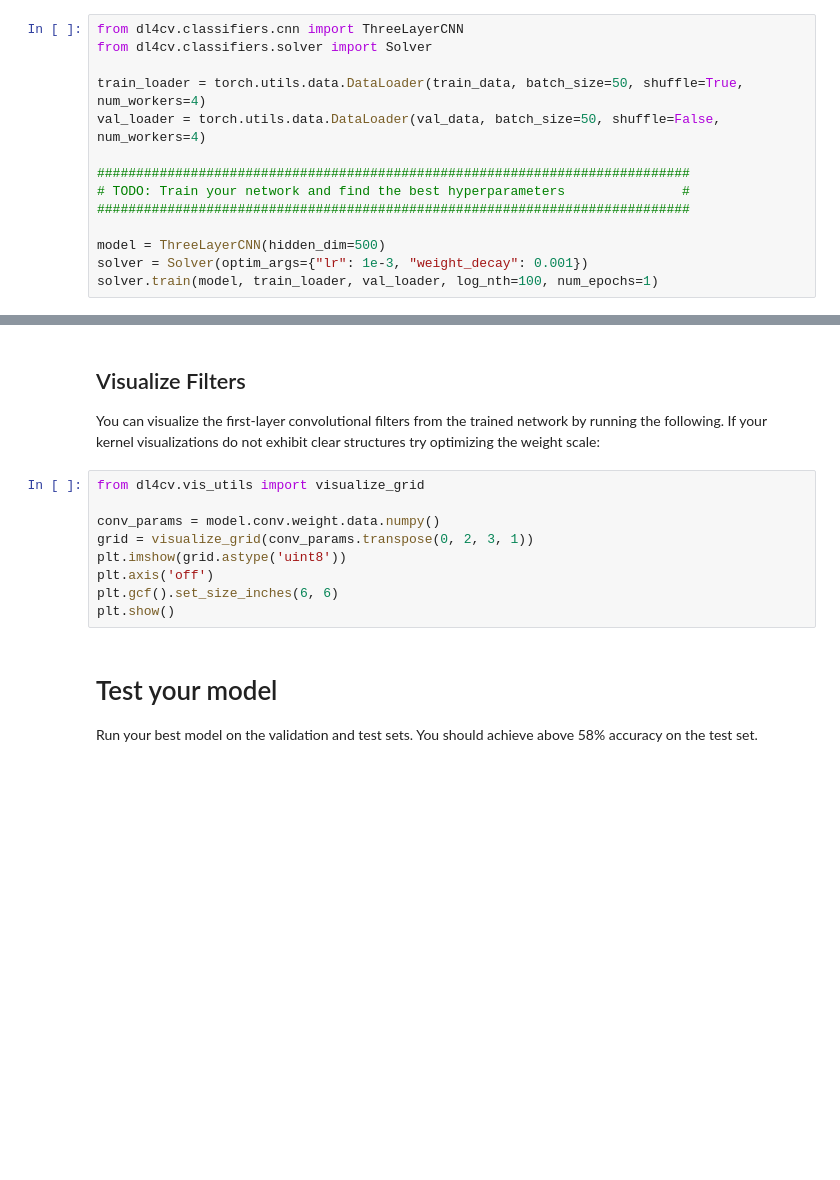
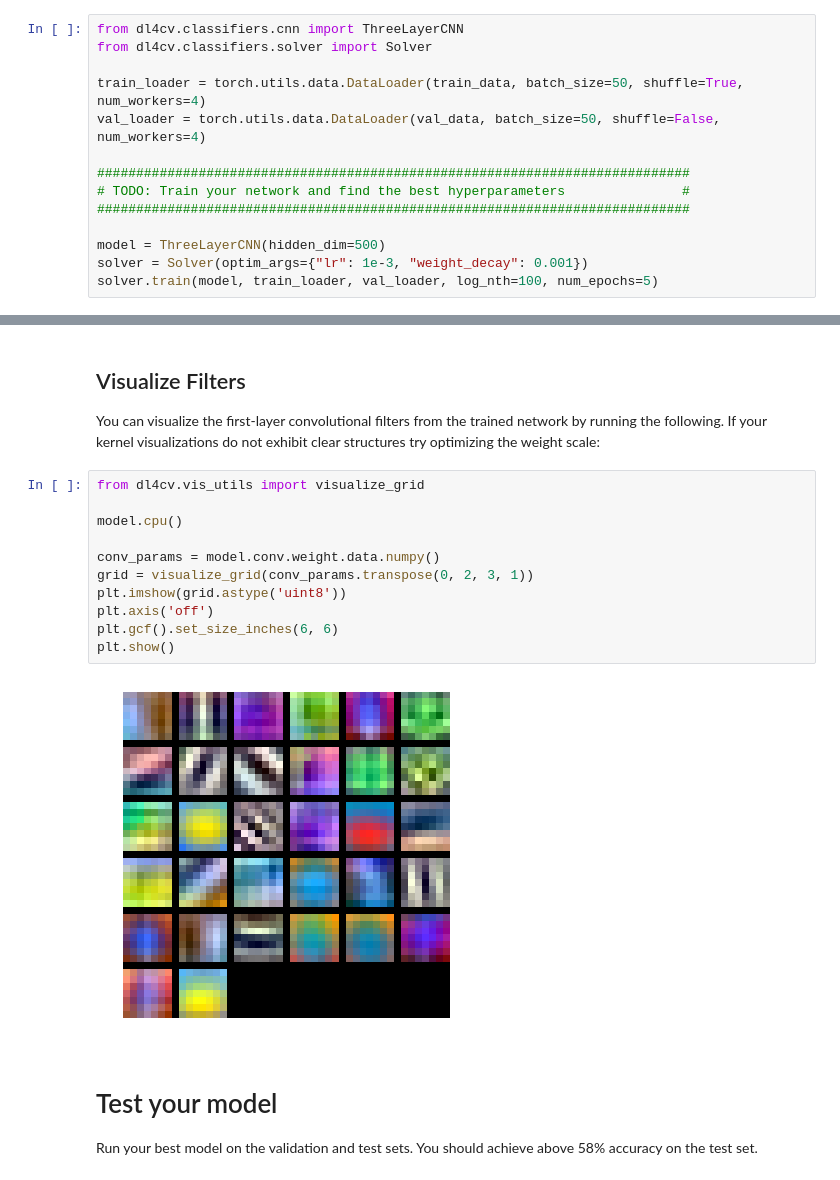
Before and after one commit to sytrus-in-github/dl4cvEx, a Jupyter notebook: DL4CV_Exercise3/2_pytorch.ipynb, the cells around one changed output, grey strips where cells are left out. Cells and saved outputs as stored; diff of their text form; blank space fills up the shorter version.

```diff
--- a/DL4CV_Exercise3/2_pytorch.ipynb
+++ b/DL4CV_Exercise3/2_pytorch.ipynb
@@ -123,4 +160,4 @@ val_loader = torch.utils.data.DataLoader(val_data, batch_size=50, shuffle=False,
 
 model = ThreeLayerCNN(hidden_dim=500)
 solver = Solver(optim_args={"lr": 1e-3, "weight_decay": 0.001})
-solver.train(model, train_loader, val_loader, log_nth=100, num_epochs=1)
+solver.train(model, train_loader, val_loader, log_nth=100, num_epochs=5)
@@ -129,13 +184,17 @@ solver.train(model, train_loader, val_loader, log_nth=100, num_epochs=1)
 You can visualize the first-layer convolutional filters from the trained network by running the following. If your kernel visualizations do not exhibit clear structures try optimizing the weight scale:
 # %%
 from dl4cv.vis_utils import visualize_grid
+
+model.cpu()
 
 conv_params = model.conv.weight.data.numpy()
 grid = visualize_grid(conv_params.transpose(0, 2, 3, 1))
 plt.imshow(grid.astype('uint8'))
 plt.axis('off')
 plt.gcf().set_size_inches(6, 6)
 plt.show()
+# %% [output]
+[figure, added]
 # %% [markdown]
 # Test your model
 Run your best model on the validation and test sets. You should achieve above 58% accuracy on the test set.
```
Also changed, not shown: parts of 9 cells of this notebook, 10 other files.
